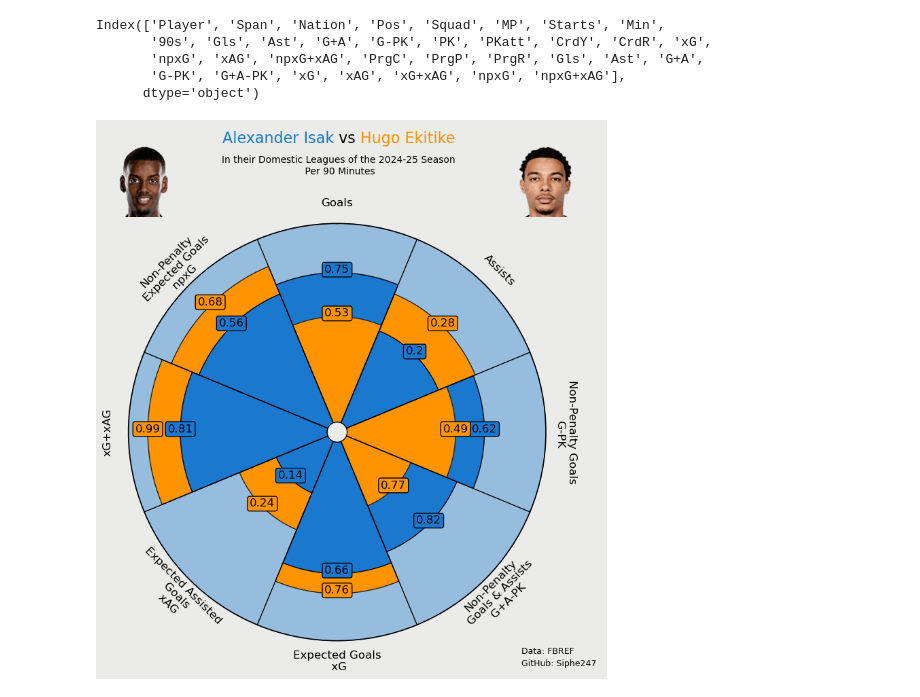
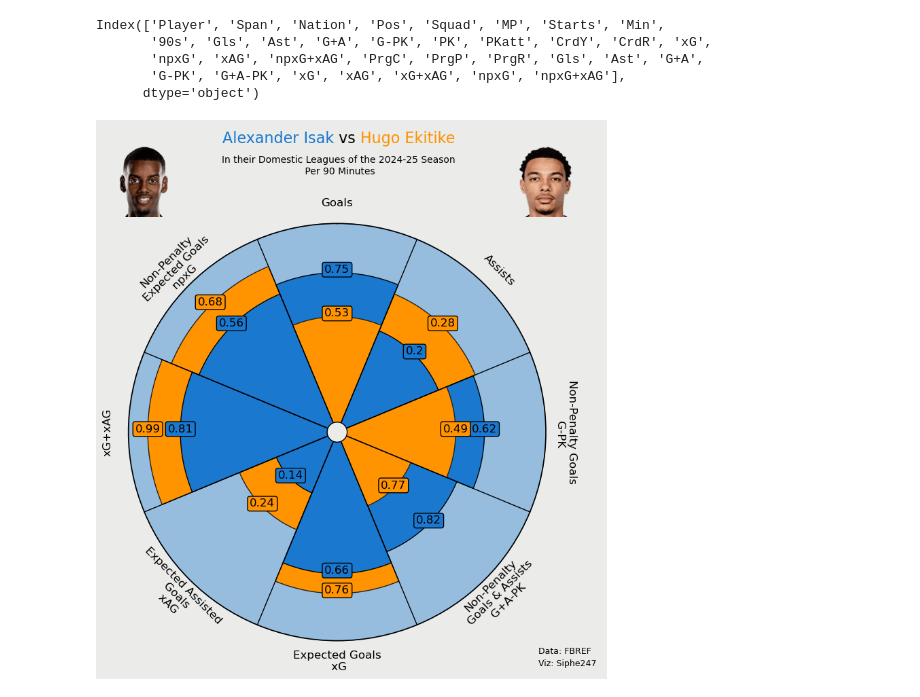
Before and after one commit to Siphe247/Comparison-Pizza, a Jupyter notebook: Ekitike vs Isak, Per 90 Minutes.ipynb, the cells around one changed output. Cells and saved outputs as stored; diff of their text form; code cells hidden in the pictures.

```diff
--- a/Ekitike vs Isak, Per 90 Minutes.ipynb
+++ b/Ekitike vs Isak, Per 90 Minutes.ipynb
@@ -102,32 +102,32 @@ fig_text(
 )
 
 #Add subtitle
 fig.text(
     0.515, 0.97, "In their Domestic Leagues of the 2024-25 Season\n Per 90 Minutes",
     size=10,
     ha="center", color="#000000"
 )
 
 #Add player images
 ax2 = fig.add_axes([.09,0.89,.13,.13])
 ax2.axis('off')
 img = Image.open('/Users/siphuvuyomngxunyeni/Downloads/Football Analytics/Isak.png')
 ax2.imshow(img)
 ax=fig.add_axes([.83,0.89,.13,.13])
 ax.axis('off')
 img3=Image.open('/Users/siphuvuyomngxunyeni/Downloads/Football Analytics/Ekitike.png')
 ax.imshow(img3)
 
 #Add credits
 CREDIT_1="Data: FBREF"
-CREDIT_2="GitHub: Siphe247"
+CREDIT_2="Viz: Siphe247"
 
 fig_text(
     0.99, 0.1, f"{CREDIT_1}\n{CREDIT_2}", size=9,
     color="#000000",
     ha="right"
 )
 
 plt.savefig('/Users/siphuvuyomngxunyeni/Downloads/Football Analytics/Ekitike vs Isak per 90.png', dpi=300, bbox_inches='tight')
 # %% [output]
-[figure, old version]
+[figure, new version]
```
Also changed, not shown: 3 other files.
